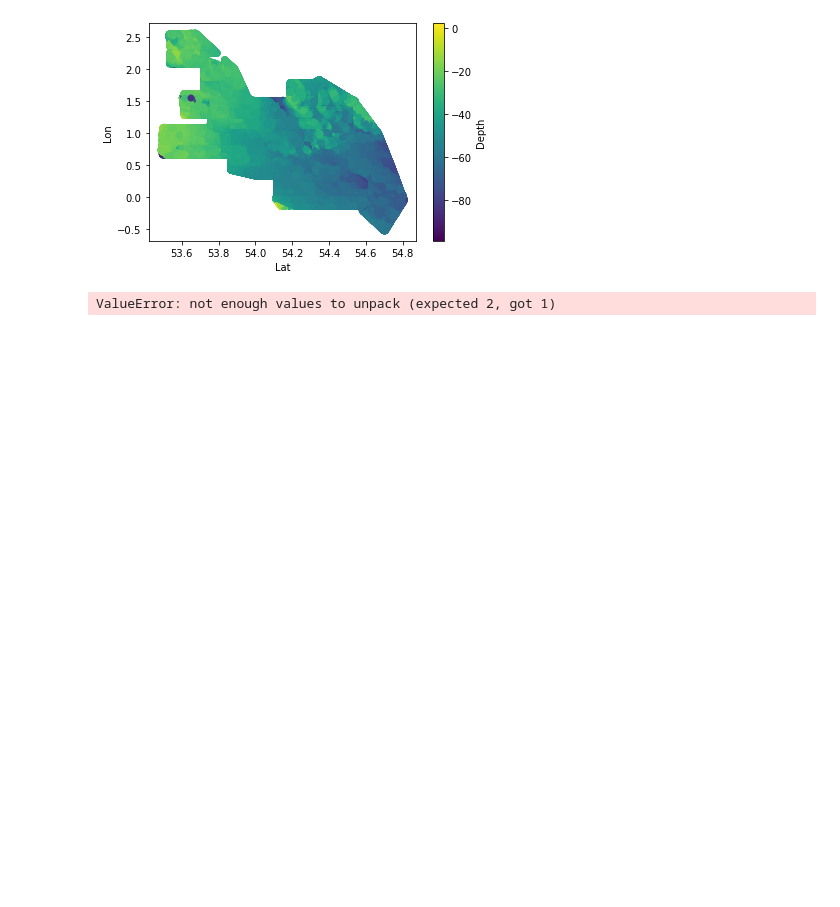
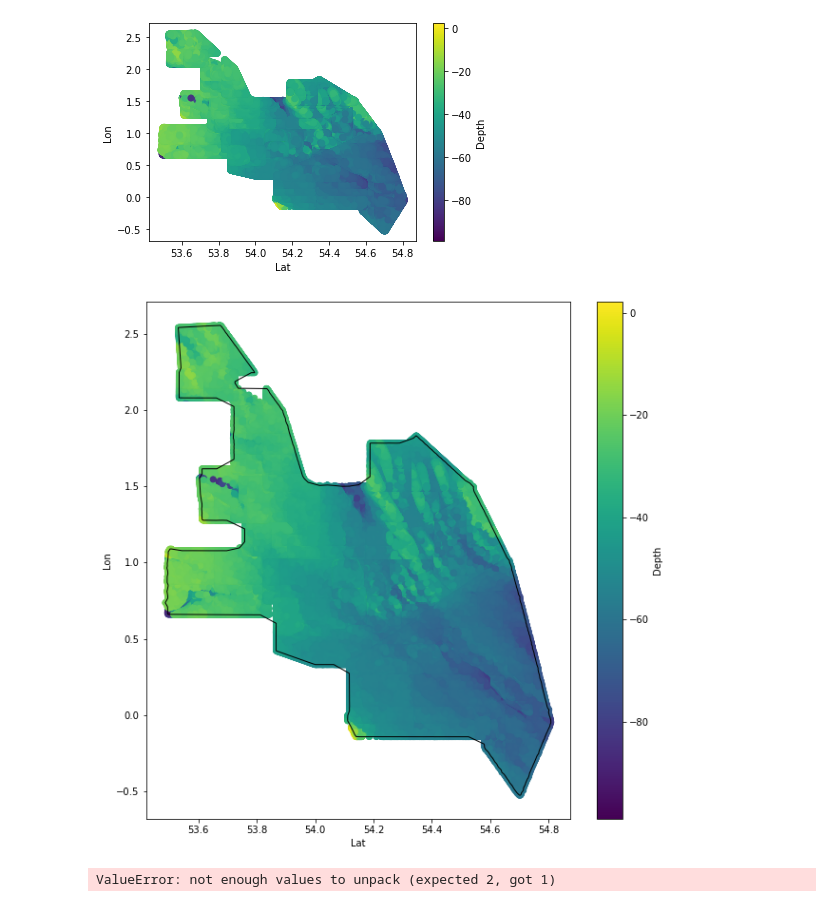
Before and after one commit to Cutwell/plymouth-university-proj518, a Jupyter notebook: data-exploration.ipynb, the cells around one changed output. Saved outputs shown, nothing was run; the diff lists cells and outputs as text; code cells hidden in the pictures; blank space fills up the shorter version.

```diff
--- a/data-exploration.ipynb
+++ b/data-exploration.ipynb
@@ -258,6 +265,29 @@ cbar.set_label('Depth')
 plt.show()
 # %% [output]
 [figure]
+# %%
+# load UK east coast edge points alpha 17.5.csv
+edges = pd.read_csv('data/UK east coast edge points alpha 17.5.csv')
+
+poly = Polygon(edges.to_numpy())
+
+# plot Lat and Long colored by Depth
+fig = pl.figure(figsize=(10,10))
+ax = fig.add_subplot(111)
+
+map = ax.scatter(df['Lat'], df['Lon'], c=df['Depth'], cmap='viridis')
+
+patch = PolygonPatch(poly, fc='#999999', ec='#000000', fill=False)
+ax.add_patch(patch)
+
+ax.set_xlabel('Lat')
+ax.set_ylabel('Lon')
+# add a legend indicating the depth of each point
+cbar = fig.colorbar(map, ax=ax)
+cbar.set_label('Depth')
+plt.show()
+# %% [output]
+[figure, added]
 # %%
 mp = Basemap()
 
```
Also changed, not shown: parts of 1 cell of this notebook, 4 other files.
